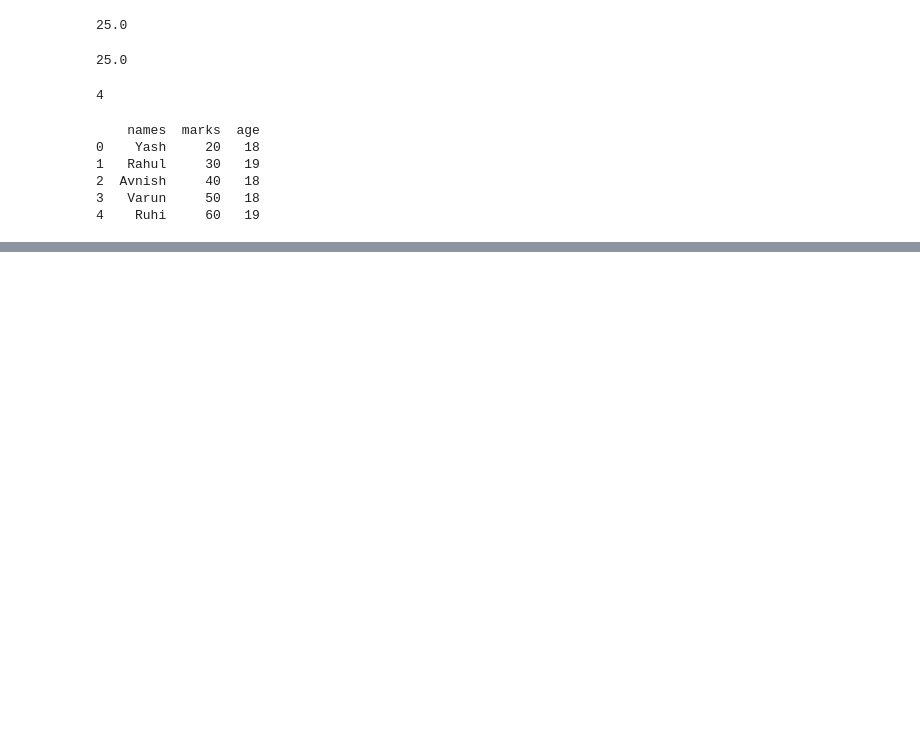
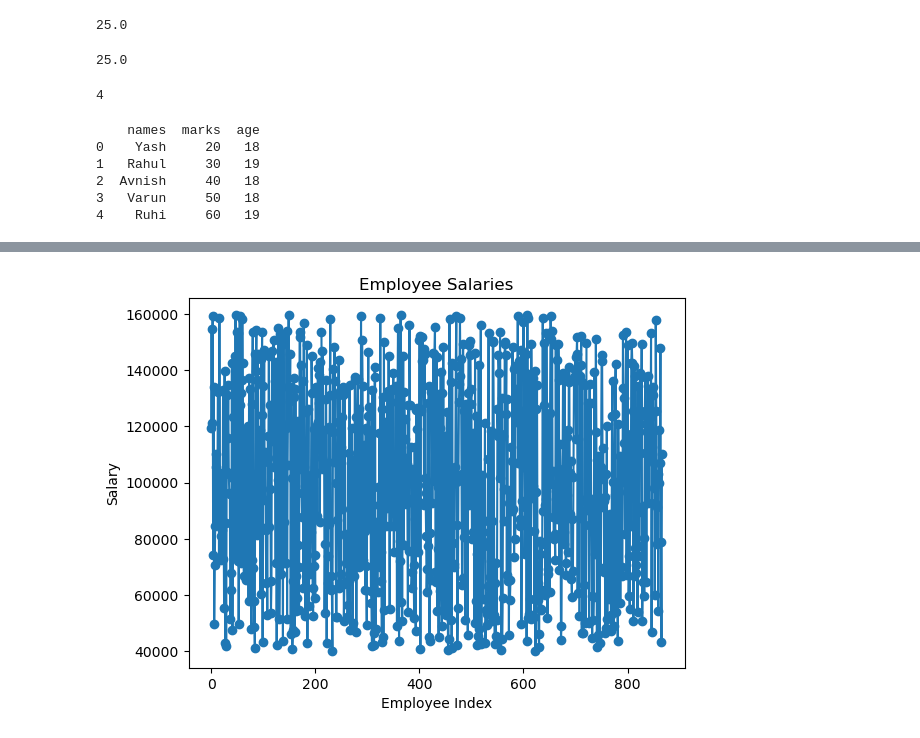
Before and after one commit to yashkumar84/Python-Codes, a Jupyter notebook: pandas.ipynb, the cells around one changed output, grey strips where cells are left out. Saved outputs shown, nothing was run; the diff lists cells and outputs as text; code cells hidden in the pictures; blank space fills up the shorter version.

```diff
--- a/pandas.ipynb
+++ b/pandas.ipynb
@@ -82,0 +332,8 @@ print(df)
+# %%
+plt.plot(emp["Salary"] , marker="o")
+plt.title("Employee Salaries")
+plt.xlabel("Employee Index")
+plt.ylabel("Salary")
+plt.show()
+# %% [output]
+[figure, added]
```
Also changed, not shown: parts of 33 cells of this notebook, 3 other files.
